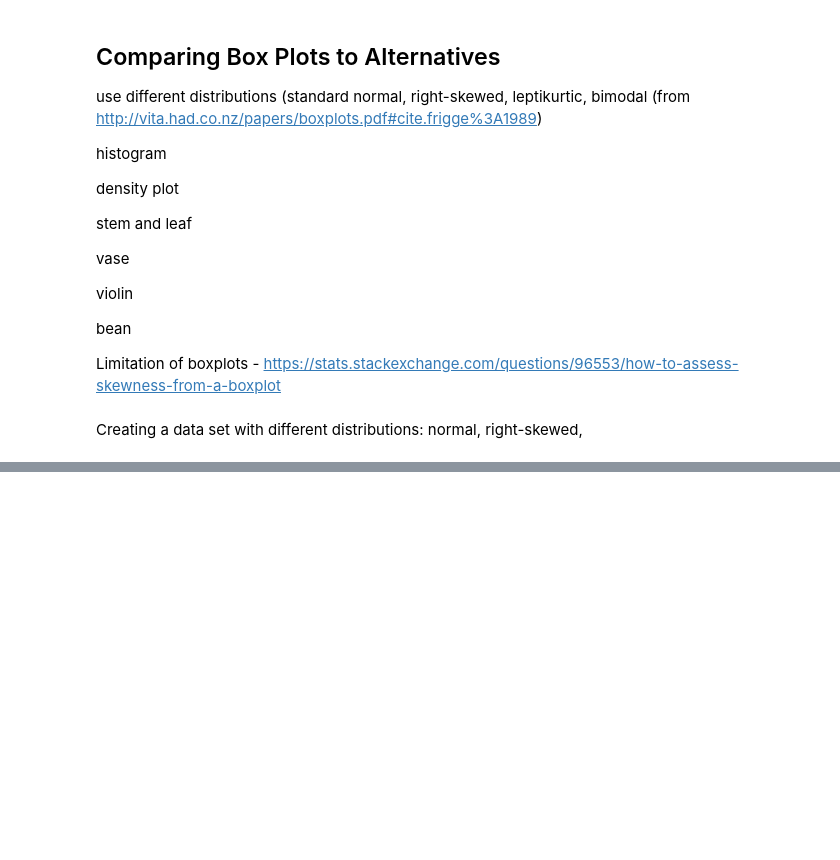
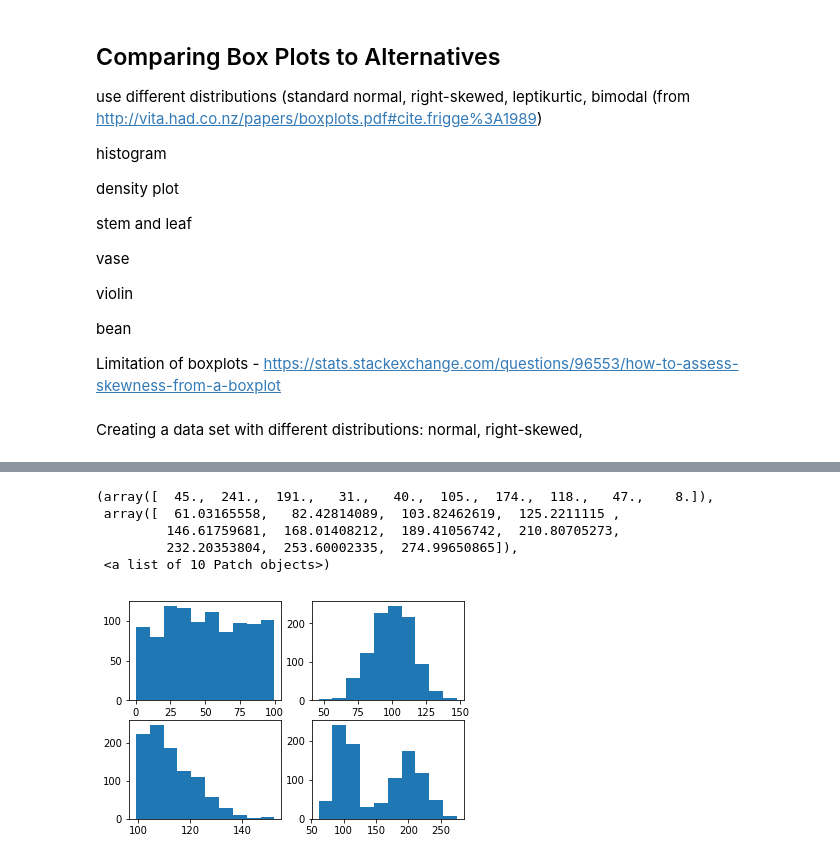
Before and after one commit to declanbarr/box-plot, a Jupyter notebook: box-plots.ipynb, the cells around one changed output, grey strips where cells are left out. Cells and saved outputs as stored; diff of their text form; code cells hidden in the pictures; blank space fills up the shorter version.

Commit message:
Added histogram and violin plot

```diff
--- a/box-plots.ipynb
+++ b/box-plots.ipynb
@@ -192,0 +193,19 @@ sns.boxplot(multimodalDist)
+# %%
+plt.subplot(221)
+plt.hist(uniformDist)
+
+plt.subplot(222)
+plt.hist(normalDist)
+
+plt.subplot(223)
+plt.hist(rightSkewDist)
+
+plt.subplot(224)
+plt.hist(multimodalDist)
+# %% [output]
+(array([  45.,  241.,  191.,   31.,   40.,  105.,  174.,  118.,   47.,    8.]),
+ array([  61.03165558,   82.42814089,  103.82462619,  125.2211115 ,
+         146.61759681,  168.01408212,  189.41056742,  210.80705273,
+         232.20353804,  253.60002335,  274.99650865]),
+ <a list of 10 Patch objects>)
+[figure, added]
```
Also changed, not shown: parts of 6 cells of this notebook.
